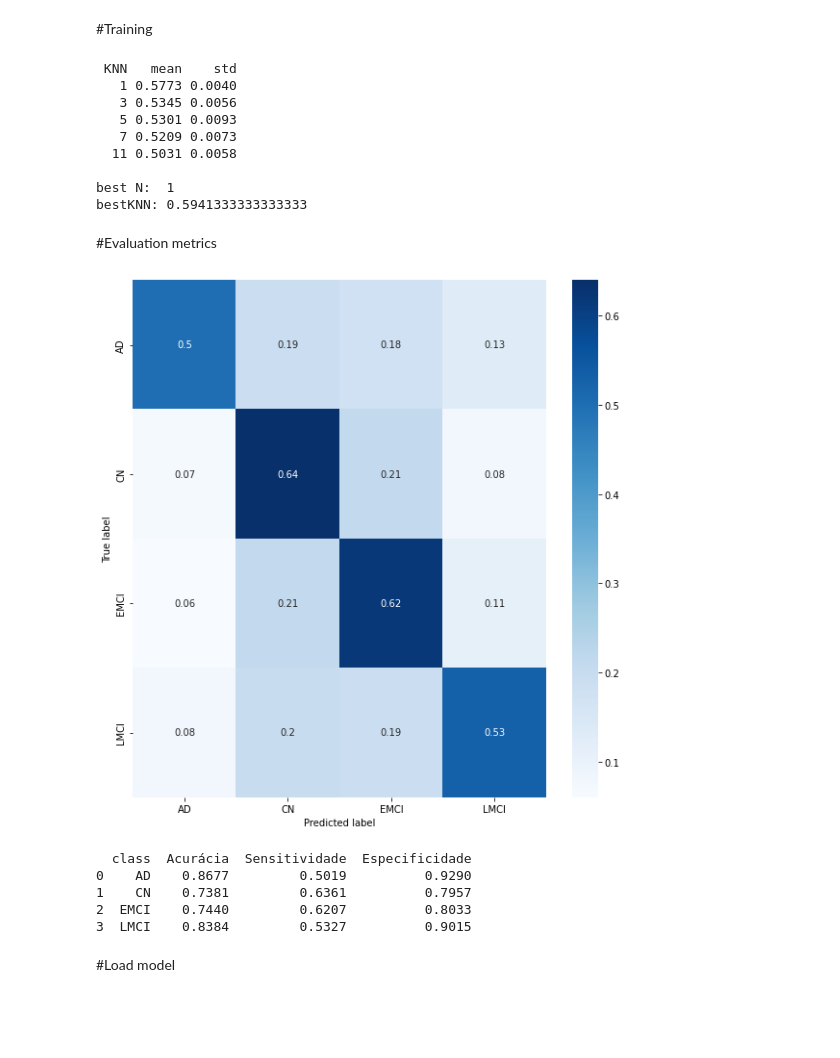
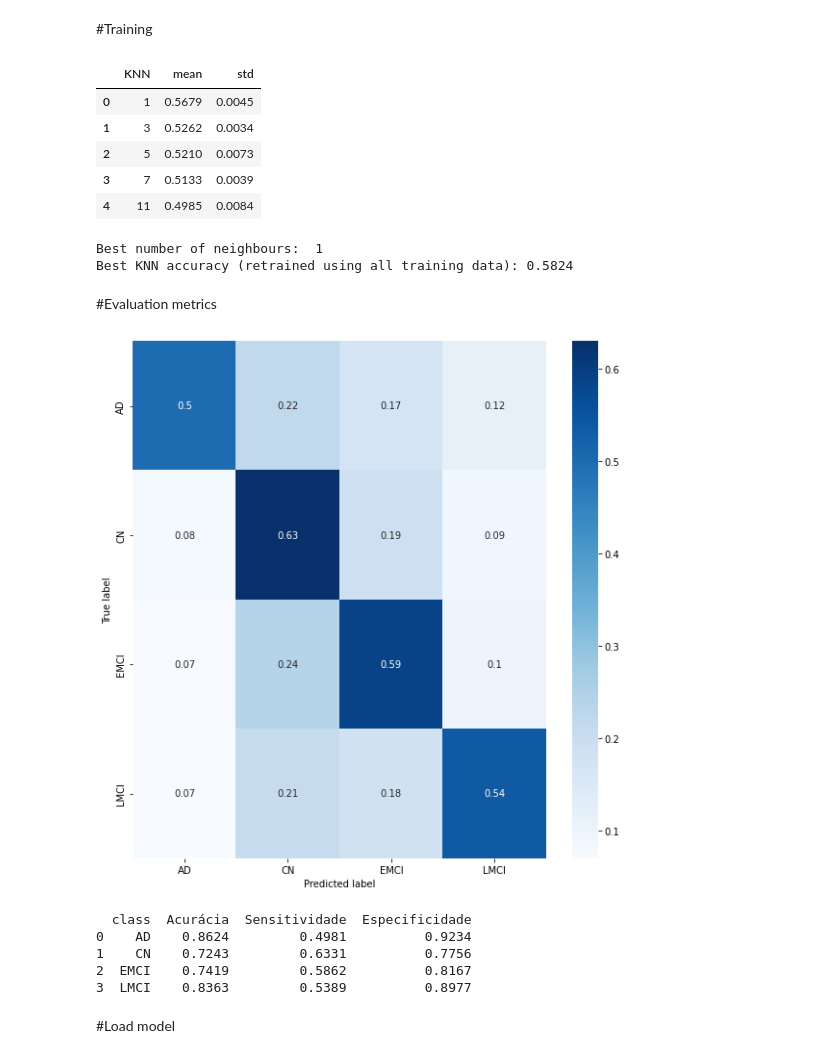
Before and after one commit to AliceDeLorenci/alzheimer-disease-detection, a Jupyter notebook: models/KNN.ipynb, the cells around one changed output. Cells and saved outputs as stored; diff of their text form; code cells hidden in the pictures; blank space fills up the shorter version.

```diff
--- a/models/KNN.ipynb
+++ b/models/KNN.ipynb
@@ -1,15 +1,15 @@
 # %%
+# libraries
 import tensorflow as tf
 import numpy as np
 import pandas as pd
 import joblib
 import random
-
+import sys
 
 # mount google drive
 from google.colab import drive
 drive.mount('/content/drive', force_remount=True)
-
 
 # sklearn
 import sklearn
@@ -18,14 +18,13 @@ from sklearn.model_selection import KFold
 from sklearn.neighbors import KNeighborsClassifier
 from sklearn.model_selection import cross_val_score
 
-
 # custom libs
-import sys
-
 path = '/content/drive/Shareddrives/Machine Learning/'
 data_path = path + 'data/'
-KNN_path = path + 'code/KNN/'
-sys.path.append(path + 'code/')
+KNN_path = path + 'models/KNN/'
+
+sys.path.append(path + 'preprocessing/')
+sys.path.append(path + 'models/')
 from load_dataframe import load_dataframe
 from confusionMatrix import plot_confusion_matrix
 # %% [output]
@@ -66,11 +38,25 @@ df.head()
 # %%
+# load data frame
+df = load_dataframe( data_path + 'features.npz', data_path + 'name_class.csv')
+display( df.head() )
+print("Dataframe shape:", df.shape)
+
+# class encoding
+classes = df["class"].unique()
+class_code = dict( zip( df["class"].astype('category').cat.categories, np.arange( 0, len( classes) ) ) )
+print( "\nClass encoding: ", class_code )
+
 # data split
 X = df.drop( columns=["class", "img_name"] )
 y = df["class"].copy()
 
-print('X shape: ',X.shape)
+print('\nX shape: ',X.shape)
 print('Y shape: ',y.shape)
 
-# treino e teste
-x_train, x_test, y_train, y_test = sklearn.model_selection.train_test_split(X, y, test_size=0.1, random_state=0)
+# normalize (Z-score)
+for column in X.columns:
+    X[column] = ( X[column] - np.mean( X[column] ) )/np.std( X[column] )
+
+# train and test sets
+x_train, x_test, y_train, y_test = sklearn.model_selection.train_test_split( X, y, test_size=0.1, random_state=0 )
 # %% [output]
@@ -87,35 +87,34 @@ results = [ cross_val_score( KNeighborsClassifier(n_neighbors=n), x_train, y_tra
 # %%
 # print results
 pd.options.display.float_format = "{:,.4f}".format
 
 results_data = [ (results[i].mean(), results[i].std()) for i in range(len(ngs) )]
 
 results_df = pd.DataFrame( data = results_data, columns = ["mean", "std"] )
 results_df.insert( 0, "KNN", ngs )
 
-print( results_df.to_string(index=False), "\n" )
+display( results_df )
 
 # best result
 bestN = ngs[ np.argmax(results_data[:][0]) ]
-print( "best N: ", bestN )
+print( "Best number of neighbours: ", bestN )
 
 bestKNN = sklearn.neighbors.KNeighborsClassifier(n_neighbors=bestN)
 bestKNN.fit(x_train, y_train)
-print("bestKNN:", bestKNN.score(x_test, y_test))
+print("Best KNN accuracy (retrained using all training data):", bestKNN.score(x_test, y_test))
 
 # save KNN model
-filename = KNN_path + 'KNN' + str(bestN) + '.pkl'
+filename = KNN_path + 'KNN' + str(bestN) + '_normalized' + '.pkl'
 joblib.dump(bestKNN, open(filename, 'wb'))
 # %% [output]
+|  | KNN | mean | std |
+| 0 | 1 | 0.5679 | 0.0045 |
+| 1 | 3 | 0.5262 | 0.0034 |
+| 2 | 5 | 0.5210 | 0.0073 |
+| 3 | 7 | 0.5133 | 0.0039 |
+| 4 | 11 | 0.4985 | 0.0084 |
- KNN   mean    std
-   1 0.5773 0.0040
-   3 0.5345 0.0056
-   5 0.5301 0.0093
-   7 0.5209 0.0073
-  11 0.5031 0.0058
-
-best N:  1
-bestKNN: 0.5941333333333333
+Best number of neighbours:  1
+Best KNN accuracy (retrained using all training data): 0.5824
 # %% [markdown]
 #Evaluation metrics
 # %%
@@ -127,12 +126,12 @@ y_pred = y_pred[0].astype('category').cat.codes
 y_true = y_true["class"].astype('category').cat.codes
 plot_confusion_matrix(y_true, y_pred, list(class_code.keys()))
 # %% [output]
-[figure, old version]
+[figure, new version]
   class  Acurácia  Sensitividade  Especificidade
-0    AD    0.8677         0.5019          0.9290
-1    CN    0.7381         0.6361          0.7957
-2  EMCI    0.7440         0.6207          0.8033
-3  LMCI    0.8384         0.5327          0.9015
+0    AD    0.8624         0.4981          0.9234
+1    CN    0.7243         0.6331          0.7756
+2  EMCI    0.7419         0.5862          0.8167
+3  LMCI    0.8363         0.5389          0.8977
 # %% [markdown]
 #Load model
 # %%
```
Also changed, not shown: parts of 4 cells of this notebook.
